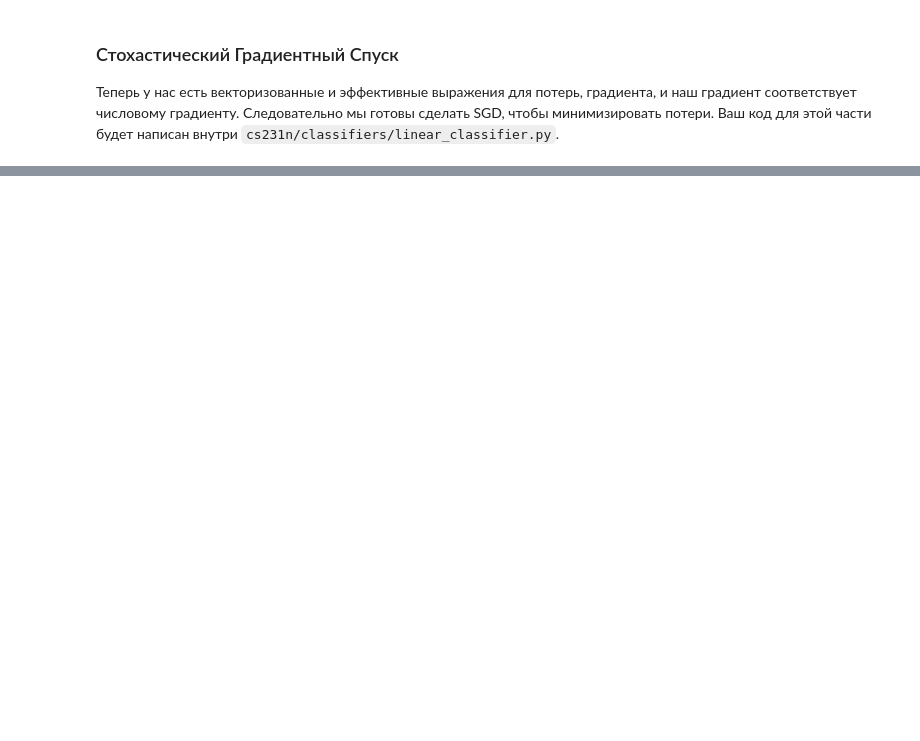
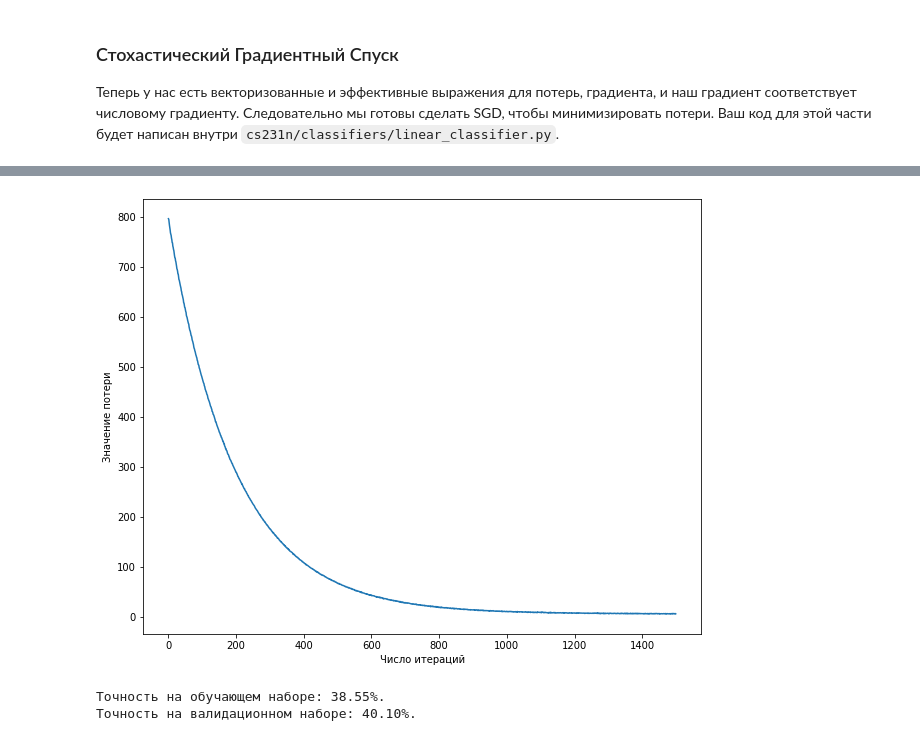
Before and after one commit to mikhailmartin/CS231n, a Jupyter notebook: assignment1/svm.ipynb, the cells around one changed output, grey strips where cells are left out. Saved outputs shown, nothing was run; the diff lists cells and outputs as text; code cells hidden in the pictures; blank space fills up the shorter version.

```diff
--- a/assignment1/svm.ipynb
+++ b/assignment1/svm.ipynb
@@ -323,7 +333,19 @@ plt.show()
+# %%
+# Полезной стратегией отладки является построение
+# графика потерь в зависимости от числа итераций:
+plt.plot(loss_hist)
+plt.xlabel("Число итераций")
+plt.ylabel("Значение потери")
+plt.show()
+# %% [output]
+[figure, added]
 # %%
-# Write the LinearSVM.predict function and evaluate the performance on both the
-# training and validation set
+# Реализуйте метод LinearSVM.predict() и оцените производительность
+# и на обучающем, и на валидационном наборе
 y_train_pred = svm.predict(X_train)
-print("training accuracy: %f" % np.mean(y_train == y_train_pred))
+print("Точность на обучающем наборе: {:2.2%}.".format(np.mean(y_train == y_train_pred)))
 y_val_pred = svm.predict(X_val)
-print("validation accuracy: %f" % np.mean(y_val == y_val_pred))
+print("Точность на валидационном наборе: {:2.2%}.".format(np.mean(y_val == y_val_pred)))
+# %% [output]
+Точность на обучающем наборе: 38.55%.
+Точность на валидационном наборе: 40.10%.
```
Also changed, not shown: parts of 14 cells of this notebook, 3 other files.
